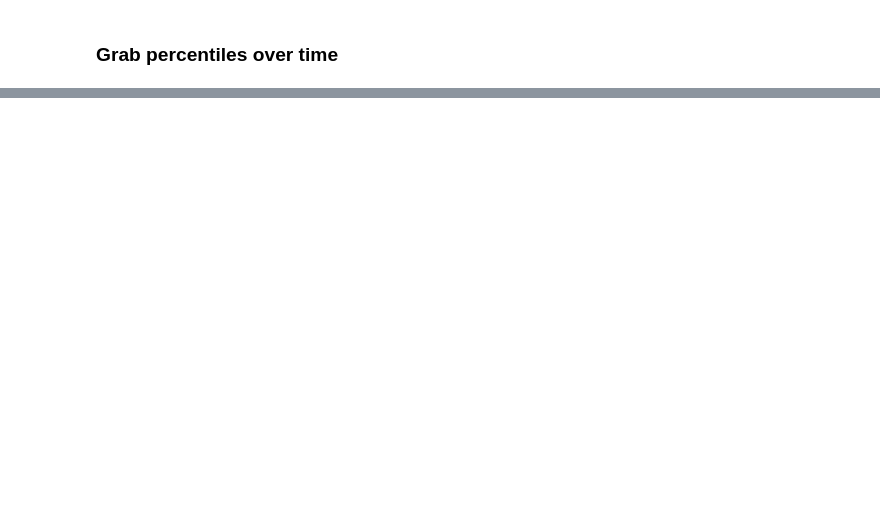
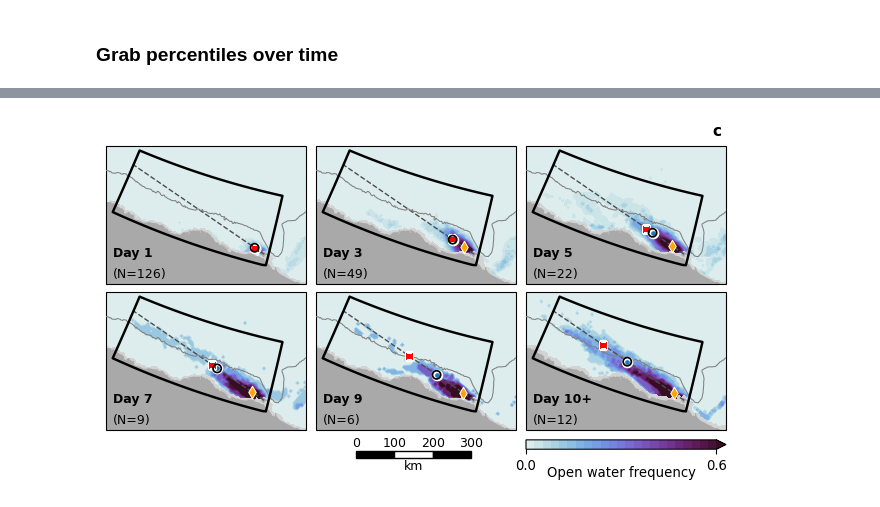
Before and after one commit to mackenziejewell/SBSpolynya, a Jupyter notebook: notebooks/06_PeaseAssessGrowth.ipynb, the cells around one changed output, grey strips where cells are left out. Drawn from its saved outputs; the diff is of its cells as text; code cells hidden in the pictures; blank space fills up the shorter version.

```diff
--- a/notebooks/06_PeaseAssessGrowth.ipynb
+++ b/notebooks/06_PeaseAssessGrowth.ipynb
@@ -652,0 +805,98 @@ plt.subplots_adjust(hspace=0.1)
+# %%
+fig, axs = fn.makemap(view='wider_zoom3', contours = [-100],
+                      panels=(2,3), figsize=(8,3.75))
+plt.subplots_adjust(hspace=0.025, wspace=0.05)
+
+
+from pyproj import Geod
+g = Geod(ellps='WGS84')
+# startlon, startlat = -139, 69.5
+startlon, startlat = -139.1, 69.6
+# dists = np.array([31,64,79, 101,117,134,144,150])+10
+# iced = np.array([50.82842169,  68.58080734,  90.47338417,
+#         98.24958483, 120.57204264, 128.47181612])
+wind = np.array([35.50381821,  75.51196037, 125.48660916, 171.30080786,
+       205.45987047, 226.16189264])
+latt = np.array([29.89207331, 32.11730528, 33.0155933 , 35.32942831, 28.70799943,
+       30.70865801])
+obss = np.array([29.38230774,  68.75966641, 106.3567456 , 143.28681747,
+       114.46666782, 118.17654774])
+
+
+bearing = -55
+
+FS = 10
+
+# wind = np.array([29.67029984, 81.62365485, 159.8473894, 174.82151541])
+# latt = np.array([29.93782605, 33.22366475,  35.32942831, 33.74427032])
+# obss = np.array([29.38230774, 76.14685572, 107.23015109, 83.90562419])
+
+# for key, n, N in zip(['Dec', 'Jan', 'Feb', 'Mar',],
+#                      [0,2,4,6], [1,3,5,7]):
+
+FS = 9
+for key, n in zip([f'{m}' for m in [1,3,5,7,9]]+[f'10+'],
+                     range(6)):
+
+#     axs[n].text(0.95,0.95,f'{chr(97+n+1)}', weight='bold',
+#                 ha='right', va='top', size=FS, transform=axs[n].transAxes)
+
+    ax = axs[n]
+
+    ax.add_geometries ([reg_poly], lw=1.75, edgecolor='k', facecolor='None',zorder=100, crs=ccrs.PlateCarree())
+
+    ax.text(0.035,0.175,f'Day {key}', weight='bold', ha='left', va='bottom', transform=ax.transAxes, size=FS)
+    ax.text(0.035,0.025,f'(N={len(across[key]['date'])})', ha='left', va='bottom', transform=ax.transAxes, size=FS)
+
+#     mesh = ax.pcolormesh(map_sic[key]['xx'], map_sic[key]['yy'], map_sic[key]['open_freq'],
+#               vmin=0, vmax=0.6, cmap=cmocean.cm.dense, transform=dsic['proj'])
+
+    mesh = ax.contourf(map_sic[key]['xx'], map_sic[key]['yy'], map_sic[key]['open_freq'],
+          vmin=0, vmax=0.6, levels = np.arange(0,0.6,0.025), extend='max', cmap=cmocean.cm.dense, transform=dsic['proj'])
+
+#     mesh = ax.pcolormesh(map_sic[key]['xx'], map_sic[key]['yy'], map_sic[key]['open_freq'],
+#               vmin=0, vmax=0.6, cmap=cmocean.cm.dense, transform=dsic['proj'])
+
+#     ax.contour(map_sic[key]['xx'], map_sic[key]['yy'], map_sic[key]['open_freq'],
+#                   levels=[0.25, 0.5], colors=['gold'], linewidths=[0.5,], transform=dsic['proj'])
+
+    # dashed line
+    endlon, endlat, backaz = g.fwd(startlon, startlat, -55, 400*1000)
+    ax.plot([startlon,endlon], [startlat,endlat], transform=ccrs.PlateCarree(),
+            c=[0.3,0.3,0.3], lw=1, zorder=98, ls='dashed')
+
+
+
+
+    for cat, fc, ec, marker, ms, lw in zip(['Xp', 'Fi=0', 'Xo'],
+                                       [color2, color1, 'None'],
+                                       ['white', 'white', 'k'],
+                                       ['d', 's', 'o'], [40, 30, 35], [0.75,0.75,1.25]):
+
+        distance = np.nanpercentile(across[key][cat], 50).to('m').magnitude
+
+        endlon, endlat, backaz = g.fwd(startlon, startlat, -55, distance)
+        ax.scatter(endlon, endlat, transform=ccrs.PlateCarree(),
+                   s=ms, marker=marker, facecolor=fc, edgecolor=ec,lw=lw, zorder=102)
+
+    distance = np.nanpercentile(across[key]['Xo'], 50).to('m').magnitude
+    endlon, endlat, backaz = g.fwd(startlon, startlat, -55, distance)
+    ax.scatter(endlon, endlat, transform=ccrs.PlateCarree(),
+               s=ms, marker=marker, facecolor=None, edgecolor='white',lw=2.5, zorder=101)
+
+axs[2].text(0.975,1.05, f'c', weight='bold',
+                ha='right', va='bottom', size=FS+2, transform=axs[2].transAxes)
+
+plotter.add_colorbar(fig, axs[-1], [mesh], cb_placement='bottom', cb_orientation='auto',
+                     cb_width=0.025, cb_length_fraction=[0, 1], cb_pad=0.025, cb_ticks=[0,0.6],
+                     cb_ticklabels='auto', cb_extend='neither', cb_label='Open water frequency', labelpad=-5,
+                     cb_label_placement='auto', cb_tick_placement='auto', tick_kwargs=None,
+                     cb_labelsize=FS+0.5, draw_edges=False, edge_params=['k', 2])
+
+geomap.scalebar(axs[-2], loc=(0.2, -0.2), steps=[100,200,300],unit='km',
+                label=None, colors=['k', 'w'], edgecolor=None, textsize=FS, lw=1,
+                bar_width=0.05, labelpad=0.015, ticklabelpad=0.01, zorder=100, clip_on=False)
+
+# fig.savefig('../figures/results/dailyevent_maps.png', dpi=400, bbox_inches='tight', pad_inches=0)
+# %% [output]
+[figure, added]
```
Also changed, not shown: parts of 21 cells of this notebook, 13 other files.
